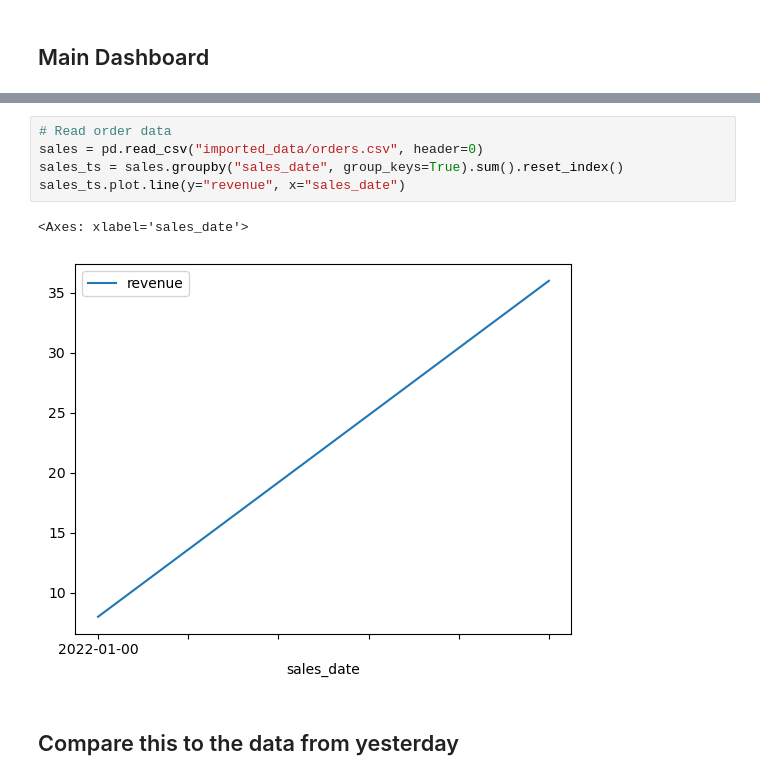
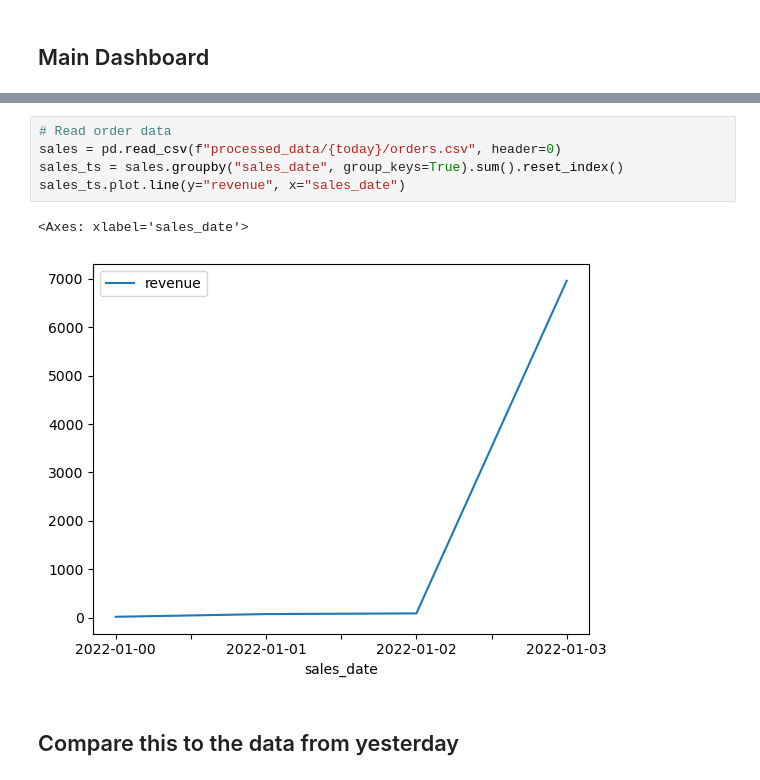
Before and after one commit to sbalnojan/easy-functional-data-engineering, a Jupyter notebook: example_6/charts/order_status_chart_tt.ipynb, the cells around one changed output, grey strips where cells are left out. Saved outputs shown, nothing was run; the diff lists cells and outputs as text.

```diff
--- a/example_6/charts/order_status_chart_tt.ipynb
+++ b/example_6/charts/order_status_chart_tt.ipynb
@@ -40,11 +41,11 @@ plot_df.plot.line(x="sales_date")
 # %%
 # Read order data
-sales = pd.read_csv("imported_data/orders.csv", header=0)
+sales = pd.read_csv(f"processed_data/{today}/orders.csv", header=0)
 sales_ts = sales.groupby("sales_date", group_keys=True).sum().reset_index()
 sales_ts.plot.line(y="revenue", x="sales_date")
 # %% [output]
 <Axes: xlabel='sales_date'>
-[figure, old version]
+[figure, new version]
 # %% [markdown]
 ## Compare this to the data from yesterday ##
 # %%
```
Also changed, not shown: parts of 3 cells of this notebook, 4 other files.
